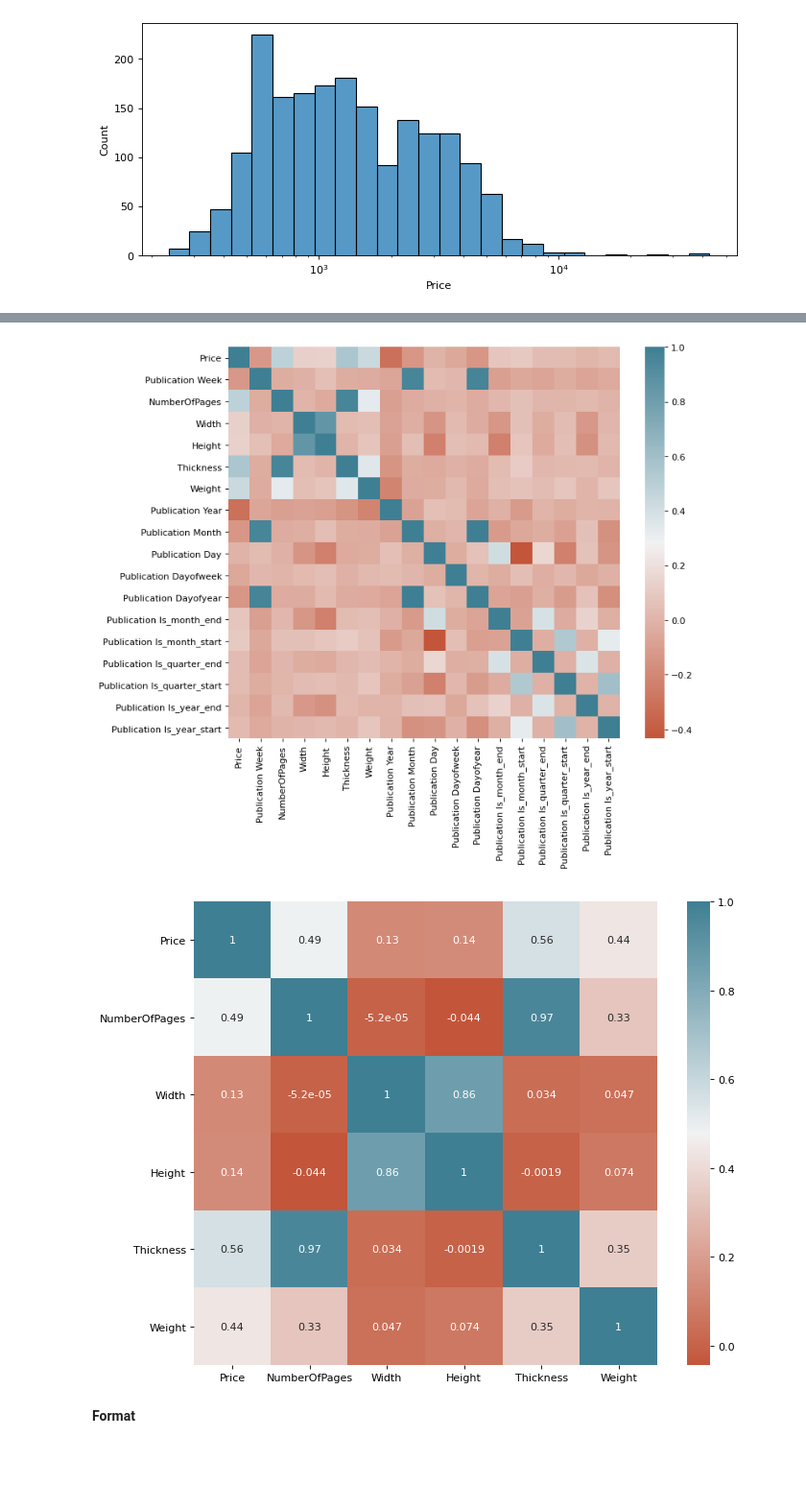
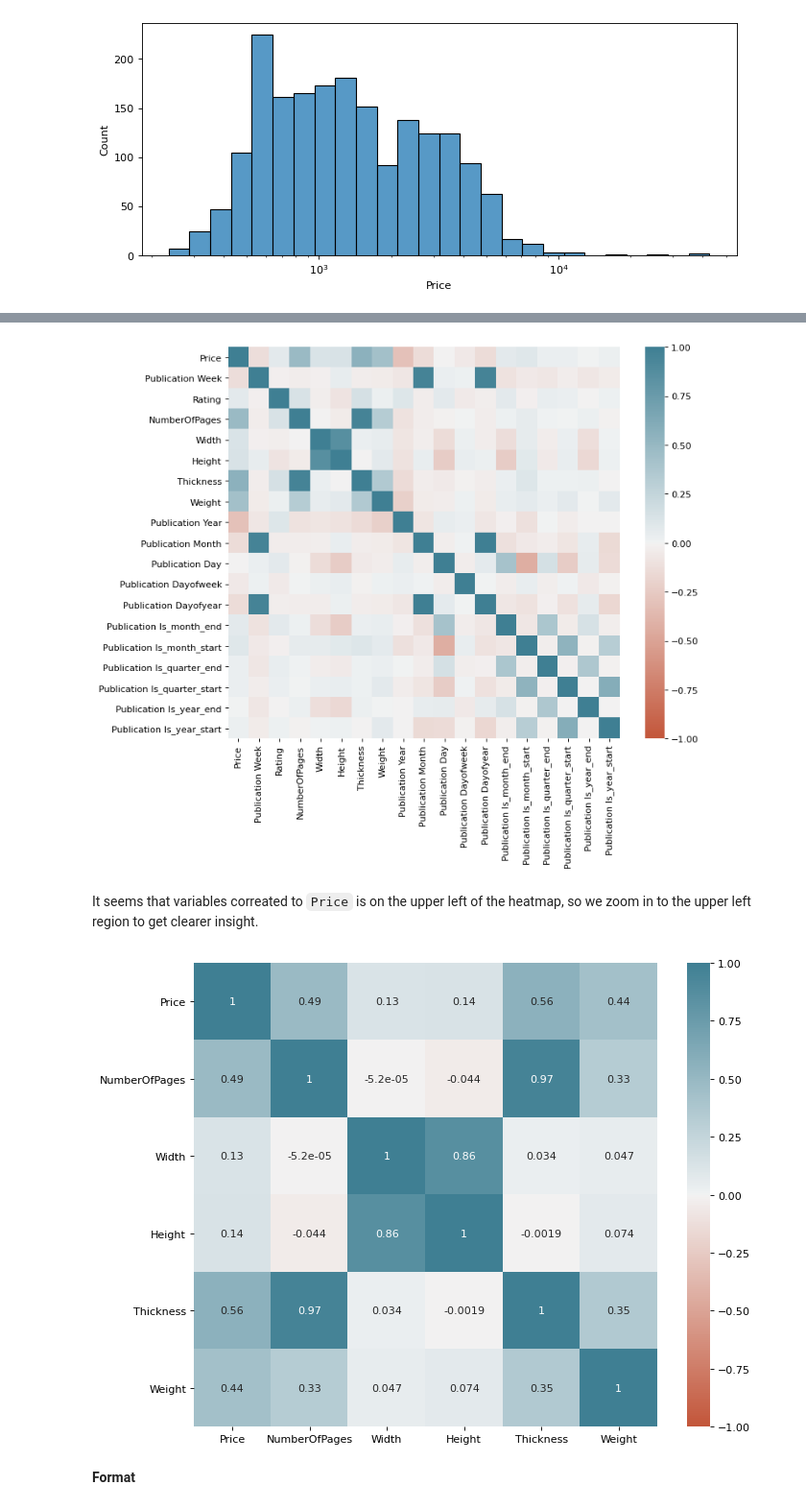
Before and after one commit to peiyiHung/mywebsite, a Jupyter notebook: _notebooks/2020-12-25-Predicting prices of Machine Learning Books.ipynb, the cells around one changed output, grey strips where cells are left out. Shown at 96% size. Drawn from its saved outputs; the diff is of its cells as text; code cells hidden in the pictures; blank space fills up the shorter version.

```diff
--- a/_notebooks/2020-12-25-Predicting prices of Machine Learning Books.ipynb
+++ b/_notebooks/2020-12-25-Predicting prices of Machine Learning Books.ipynb
@@ -48,2 +53,4 @@ memory usage: 269.3+ KB
 # %%
-books.drop(["Image-url", "Rating", "ISBN10", "ISBN13"], axis=1, inplace=True)
+books.drop(["Image-url", "ISBN10", "ISBN13"], axis=1, inplace=True)
+books = add_datepart(books, "Publication date")
+books.columns
@@ -93,14 +106,18 @@ books.loc[:, "Price"] = np.log(books["Price"])
 # %%
 sns.heatmap(books.corr(), square=True,
-           cmap=sns.diverging_palette(20, 220, as_cmap=True));
+            cmap=sns.diverging_palette(20, 220, as_cmap=True),
+            vmin=-1, vmax=1);
 # %% [output]
-[figure, old version]
+[figure, new version]
+# %% [markdown]
+It seems that variables correated to `Price` is on the upper left of the heatmap, so we zoom in to the upper left region to get clearer insight.
 # %%
 num_var = ["Price", "NumberOfPages", "Width", "Height", "Thickness", "Weight"]
 sns.heatmap(books.loc[:,num_var].corr(), square=True, annot=True,
-            cmap=sns.diverging_palette(20, 220, as_cmap=True));
+            cmap=sns.diverging_palette(20, 220, as_cmap=True),
+            vmin=-1, vmax=1);
 # %% [output]
-[figure, old version]
+[figure, new version]
 # %% [markdown]
 **Format**
 # %%
```
Also changed, not shown: parts of 32 cells of this notebook.
